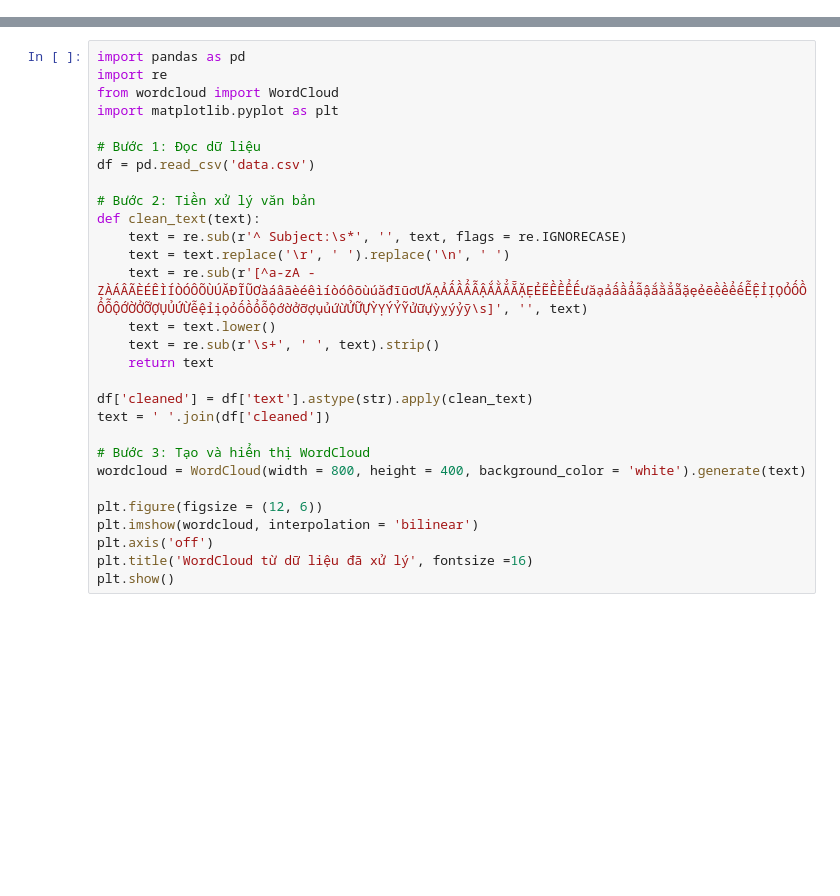
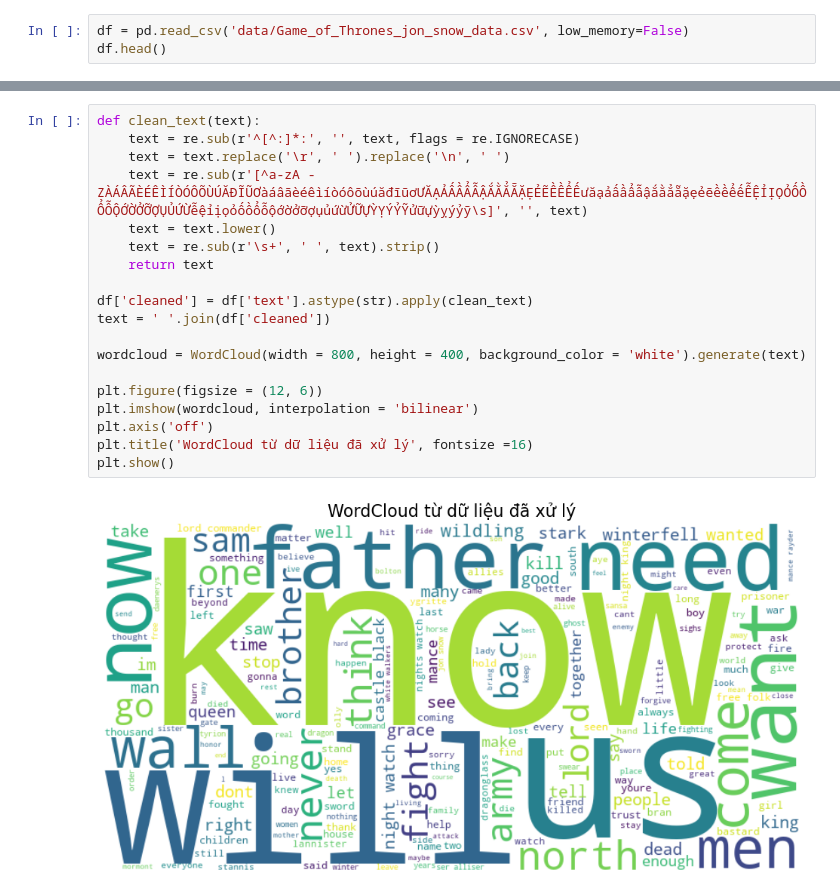
Before and after one commit to WibuNek0/AIO_Daily, a Jupyter notebook: Source Code/Day38.ipynb, the cells around one changed output, grey strips where cells are left out. Drawn from its saved outputs; the diff is of its cells as text; blank space fills up the shorter version.

```diff
--- a/Source Code/Day38.ipynb
+++ b/Source Code/Day38.ipynb
@@ -0,0 +8,3 @@
+# %%
+df = pd.read_csv('data/Game_of_Thrones_jon_snow_data.csv', low_memory=False)
+df.head()
@@ -1,29 +18,21 @@
 # %%
-import pandas as pd
-import re
-from wordcloud import WordCloud
-import matplotlib.pyplot as plt
-
-# Bước 1: Đọc dữ liệu
-df = pd.read_csv('data.csv')
-
-# Bước 2: Tiền xử lý văn bản
 def clean_text(text):
-    text = re.sub(r'^ Subject:\s*', '', text, flags = re.IGNORECASE)
+    text = re.sub(r'^[^:]*:', '', text, flags = re.IGNORECASE)
     text = text.replace('\r', ' ').replace('\n', ' ')
     text = re.sub(r'[^a-zA -ZÀÁÂÃÈÉÊÌÍÒÓÔÕÙÚĂĐĨŨƠàáâãèéêìíòóôõùúăđĩũơƯĂẠẢẤẦẨẪẬẮẰẲẴẶẸẺẼỀỀỂẾưăạảấầẩẫậắằẳẵặẹẻẽềềểếỄỆỈỊỌỎỐỒỔỖỘỚỜỞỠỢỤỦỨỪễệỉịọỏốồổỗộớờởỡợụủứừỬỮỰỲỴÝỶỸửữựỳỵýỷỹ\s]', '', text)
     text = text.lower()
     text = re.sub(r'\s+', ' ', text).strip()
     return text
 
 df['cleaned'] = df['text'].astype(str).apply(clean_text)
 text = ' '.join(df['cleaned'])
 
-# Bước 3: Tạo và hiển thị WordCloud
 wordcloud = WordCloud(width = 800, height = 400, background_color = 'white').generate(text)
 
 plt.figure(figsize = (12, 6))
 plt.imshow(wordcloud, interpolation = 'bilinear')
 plt.axis('off')
 plt.title('WordCloud từ dữ liệu đã xử lý', fontsize =16)
 plt.show()
+# %% [output]
+[figure, added]
```
Also changed, not shown: parts of 3 cells of this notebook, 3 other files.
